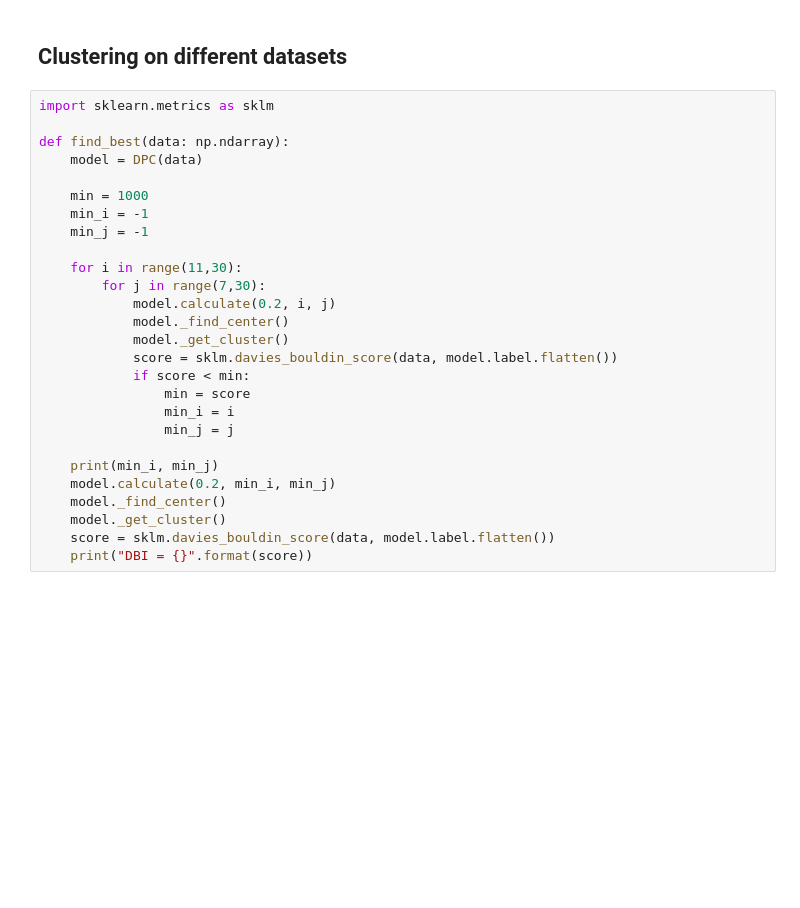
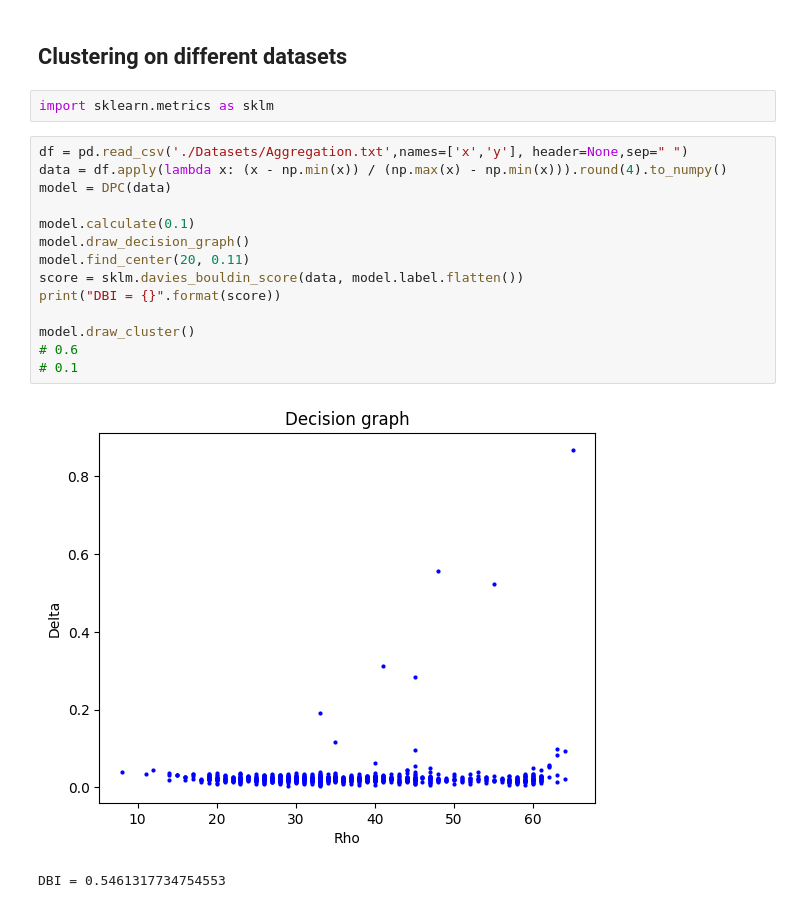
Before and after one commit to wintermelon008/2022-ML-ustc, a Jupyter notebook: lab4/main.ipynb, the cells around one changed output. Cells and saved outputs as stored; diff of their text form; blank space fills up the shorter version.

```diff
--- a/lab4/main.ipynb
+++ b/lab4/main.ipynb
@@ -259,30 +271,22 @@ class DPC(object):
         plt.show()
 # %% [markdown]
 ## Clustering on different datasets
-# %%
-import sklearn.metrics as sklm
-
-def find_best(data: np.ndarray):
-    model = DPC(data)
-
-    min = 1000
-    min_i = -1
-    min_j = -1
-
-    for i in range(11,30):
-        for j in range(7,30):
-            model.calculate(0.2, i, j)
-            model._find_center()
-            model._get_cluster()
-            score = sklm.davies_bouldin_score(data, model.label.flatten())
-            if score < min:
-                min = score
-                min_i = i
-                min_j = j
-
-    print(min_i, min_j)
-    model.calculate(0.2, min_i, min_j)
-    model._find_center()
-    model._get_cluster()
-    score = sklm.davies_bouldin_score(data, model.label.flatten())
-    print("DBI = {}".format(score))
+# %%
+import sklearn.metrics as sklm
+# %%
+df = pd.read_csv('./Datasets/Aggregation.txt',names=['x','y'], header=None,sep=" ")
+data = df.apply(lambda x: (x - np.min(x)) / (np.max(x) - np.min(x))).round(4).to_numpy()
+model = DPC(data)
+
+model.calculate(0.1)
+model.draw_decision_graph()
+model.find_center(20, 0.11)
+score = sklm.davies_bouldin_score(data, model.label.flatten())
+print("DBI = {}".format(score))
+
+model.draw_cluster()
+# 0.6
+# 0.1
+# %% [output]
+[figure, added]
+DBI = 0.5461317734754553
```
Also changed, not shown: parts of 8 cells of this notebook, 11 other files.
